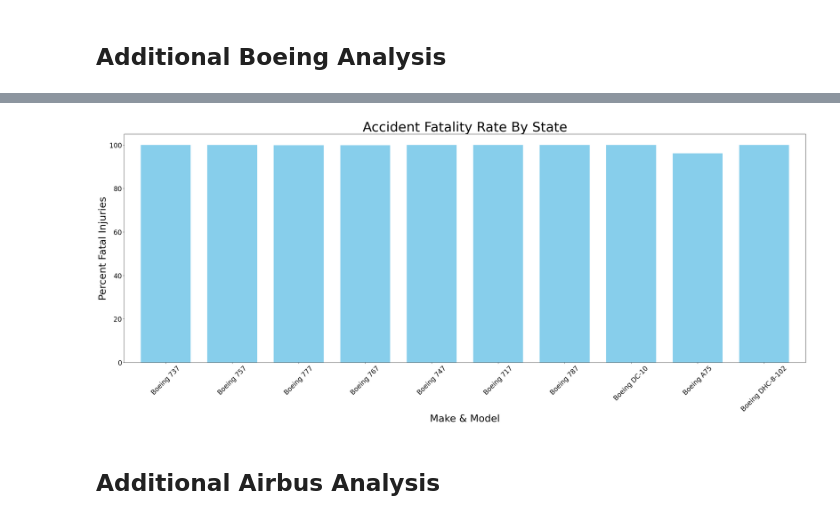
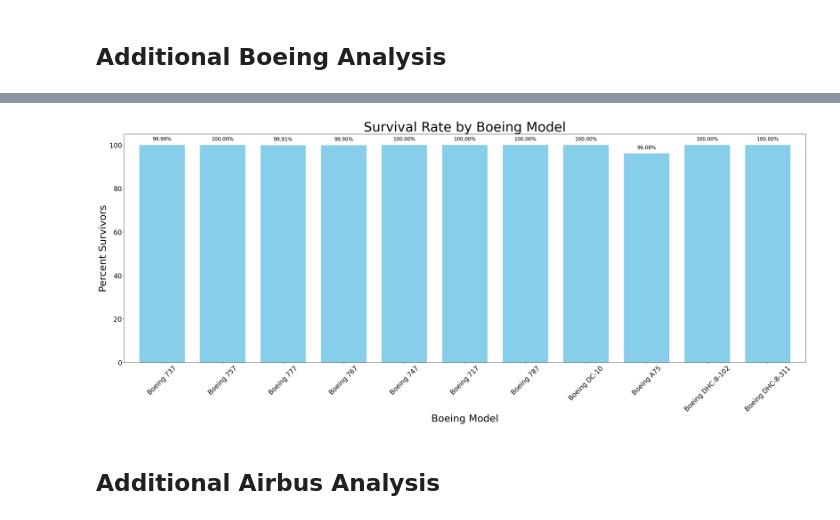
Before and after one commit to serbinaekaterinai/Aircraft-EDA-Project-, a Jupyter notebook: Phase1_Project.ipynb, the cells around one changed output, grey strips where cells are left out. Saved outputs shown, nothing was run; the diff lists cells and outputs as text; code cells hidden in the pictures.

```diff
--- a/Phase1_Project.ipynb
+++ b/Phase1_Project.ipynb
@@ -118 +112,21 @@ Serious        114
 Name: count, dtype: int64
+# %%
+condition = (df['Total Uninjured'] > 10) & (df['Injury Severity'] == 'Non-Fatal')
+values = np.where(condition, 1, 0)
+df['Favorable Result'] = values
+# %%
+condition_2 = (df['Aircraft Damage'] == 'Destroyed') & (df['Injury Severity'] == 'Fatal')
+values_2 = np.where(condition_2, 1, 0)
+df['Unfavorable Result'] = values_2
+# %%
+df['Make'] = df['Make'].astype(str)
+df.loc[df['Make'].str.contains('Boeing', case=False), 'Make'] = 'Boeing'
+df.loc[df['Make'].str.contains('Airbus', case=False), 'Make'] = 'Airbus'
+df.loc[df['Make'].str.contains('Bombardier', case=False), 'Make'] = 'Bombardier'
+df.loc[df['Make'].str.contains('Grunman', case=False), 'Make'] = 'Grunman'
+df.loc[df['Make'].str.contains('Air Tractor', case=False), 'Make'] = 'Air Tractor'
+df.loc[df['Make'].str.contains('Cirrus', case=False), 'Make'] = 'Cirrus'
+df.loc[df['Make'].str.contains('Mcdonnell Douglas', case=False), 'Make'] = 'Mcdonnell Douglas'
+df.loc[df['Make'].str.contains('Embraer', case=False), 'Make'] = 'Embraer'
+df.loc[df['Make'].str.contains('Douglas', case=False), 'Make'] = 'McDonnell Douglas'
+df.loc[df['Make'].str.contains('De Havilland', case=False), 'Make'] = 'Dehavilland'
@@ -367,6 +455,8 @@ boeing_df_model
 # %%
 boeing_df_model['Consolidated'].replace('Boeing DC-', 'Boeing DC-10', inplace=True)
 boeing_df_model['Consolidated'].replace('Boeing DHC', 'Boeing DHC-8-102', inplace=True)
+boeing_df_model['Consolidated'].replace('Boeing Com', 'Boeing 777', inplace=True)
+boeing_df_model['Consolidated'].replace('Boeing Of ', 'Boeing DHC-8-311', inplace=True)
 boeing_df_model
 # %% [output]
 |  | Make & Model | Number Of Engines | Total Fatal Injuries | Total Serious Injuries | Total Minor Injuries | ... |
@@ -428,15 +520,18 @@ boeing_families_df
 # %%
 plt.figure(figsize=(30,13))
 boeing_families_df['Percent Survivors'].plot(kind='bar', color='skyblue', width=0.75)
-plt.xlabel('Make & Model', fontsize=30)
-plt.ylabel('Percent Fatal Injuries', fontsize=30)
-plt.title('Accident Fatality Rate By State', fontsize=40)
+plt.xlabel('Boeing Model', fontsize=30)
+plt.ylabel('Percent Survivors', fontsize=30)
+plt.title('Survival Rate by Boeing Model', fontsize=40)
 plt.xticks(rotation=45,fontsize=20)
 plt.yticks(rotation=0,fontsize=20)
+for i, v in enumerate(boeing_families_df['Percent Survivors']):
+    plt.text(i, v + 2, f"{v:.2f}%", ha='center', fontsize=15, color='black')
+
 plt.tight_layout()
 plt.show()
 # %% [output]
-[figure, old version]
+[figure, new version]
 # %% [markdown]
 ## Additional Airbus Analysis
 # %%
```
Also changed, not shown: parts of 48 cells of this notebook.
